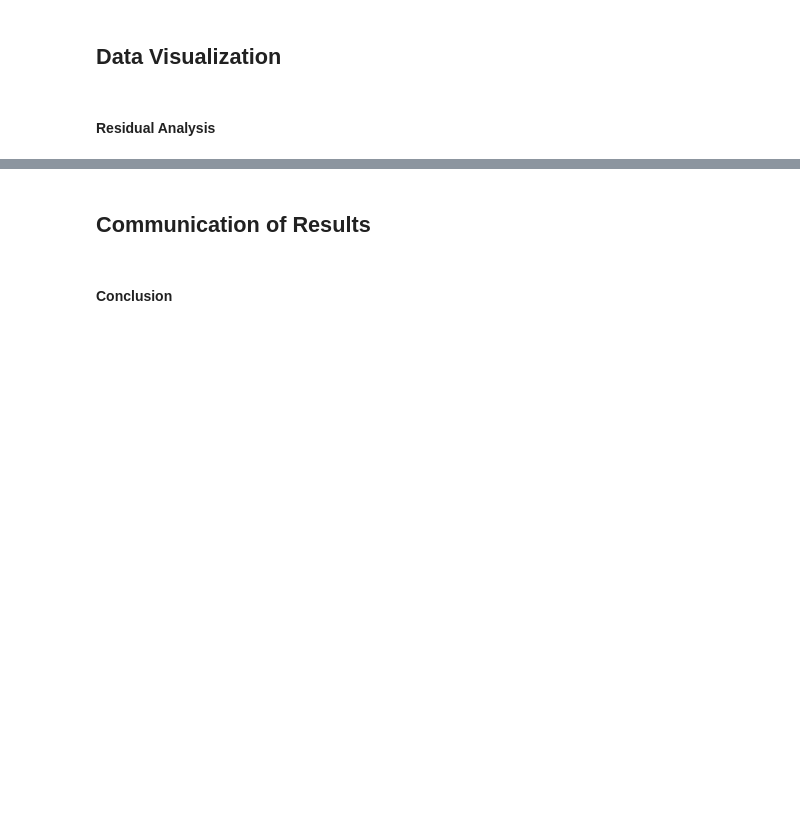
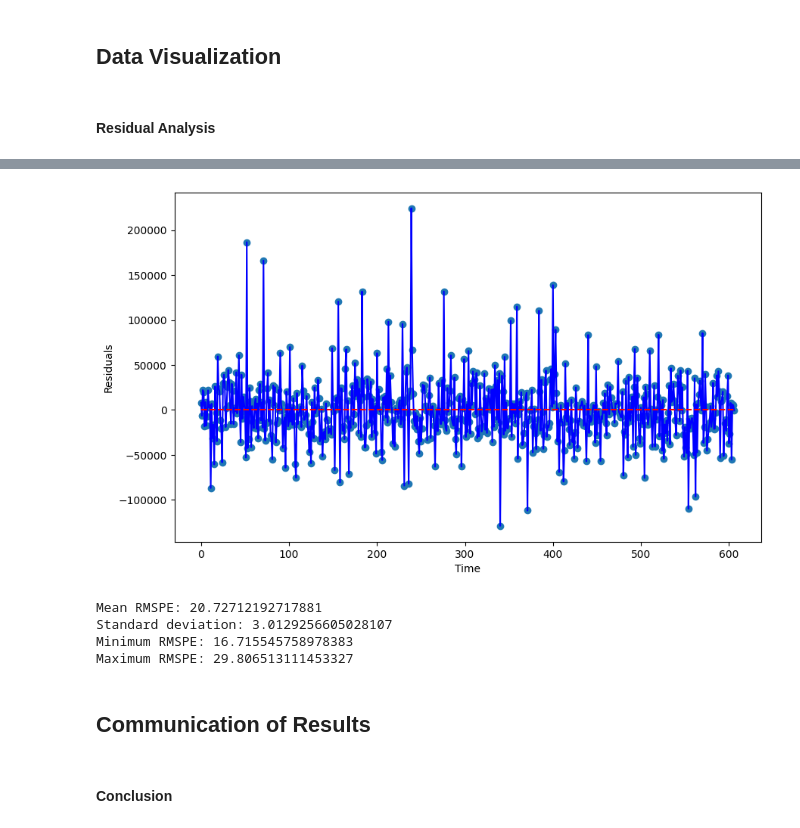
Before and after one commit to efitznm/Data-Science-Portfolio-C22, a Jupyter notebook: Modules/Module_2_Regression/Projects/Instructions/Project.2-Housing/Housing-Pass-15.ipynb, the cells around one changed output, grey strips where cells are left out. Drawn from its saved outputs; the diff is of its cells as text; code cells hidden in the pictures; blank space fills up the shorter version.

```diff
--- a/Modules/Module_2_Regression/Projects/Instructions/Project.2-Housing/Housing-Pass-15.ipynb
+++ b/Modules/Module_2_Regression/Projects/Instructions/Project.2-Housing/Housing-Pass-15.ipynb
@@ -636,3 +712,24 @@ df_work
+# %%
+# Residuals vs Time - indepedence
+plt.figure(figsize = (10,6))
+plt.scatter(range(len(res)), res)
+plt.plot(range(len(res)), res, 'b')
+plt.xlabel("Time")
+plt.ylabel("Residuals")
+plt.hlines(0, min(range(len(res))), max(range(len(res))), colors = 'red', linestyles = 'dashed') ;
+# %% [output]
+[figure, added]
+# %%
+# Lasso Regression - prediction performance stats
+print("Mean RMSPE:", np.mean(results))
+print("Standard deviation:", np.std(results))
+print("Minimum RMSPE:", np.min(results))
+print("Maximum RMSPE:", np.max(results))
+# %% [output]
+Mean RMSPE: 20.72712192717881
+Standard deviation: 3.0129256605028107
+Minimum RMSPE: 16.715545758978383
+Maximum RMSPE: 29.806513111453327
 # %% [markdown]
 ## Communication of Results
 # %% [markdown]
```
Also changed, not shown: parts of 21 cells of this notebook.
